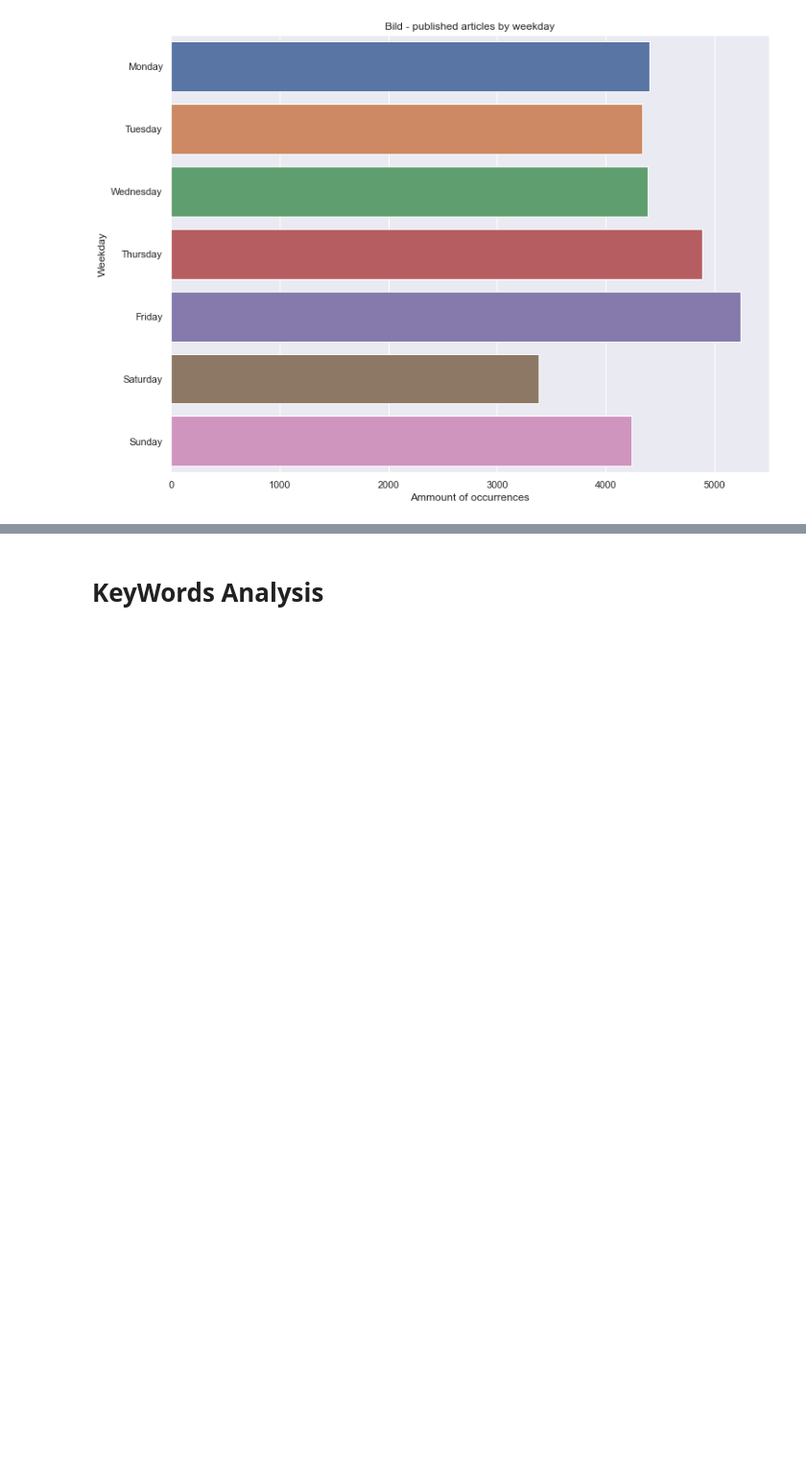
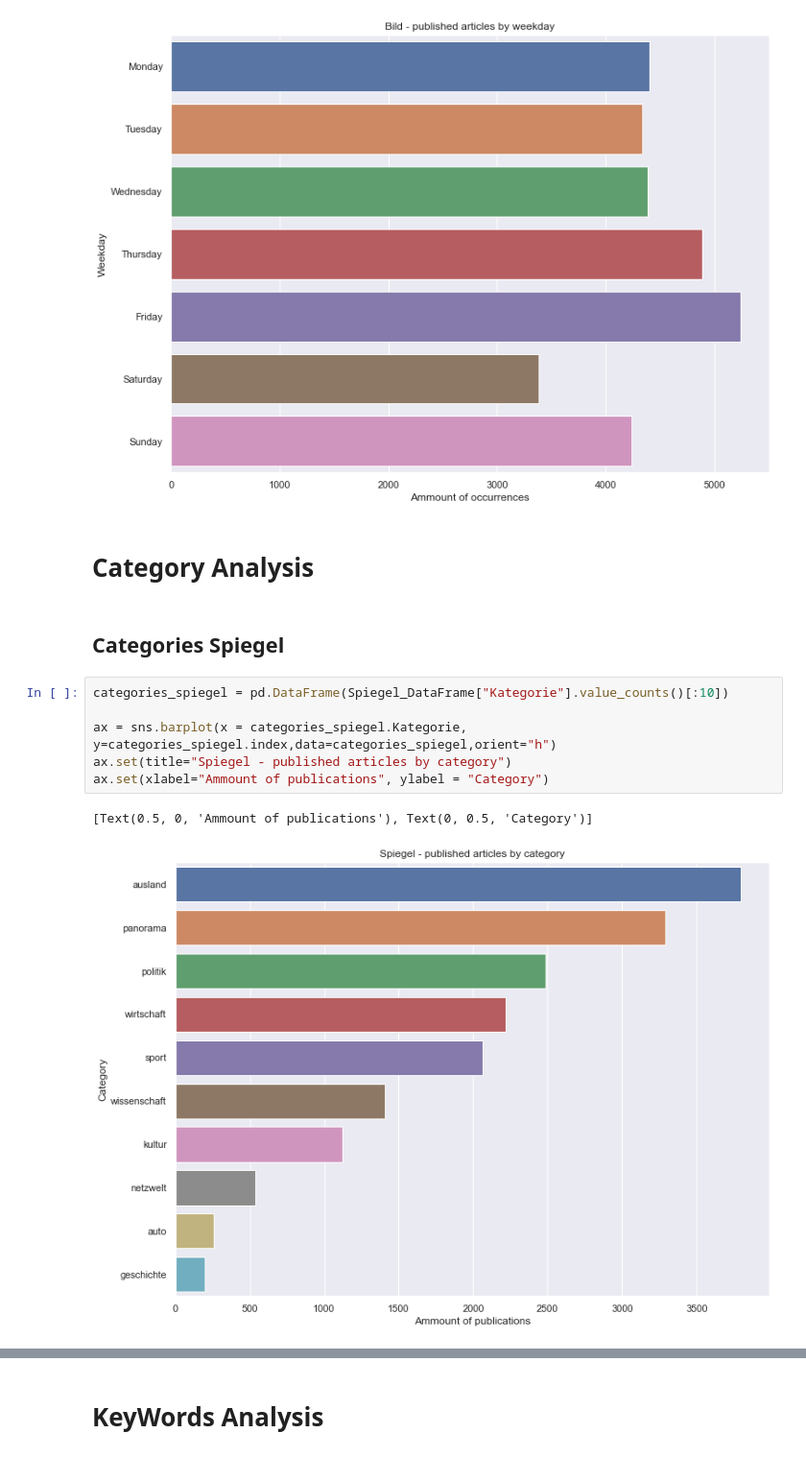
Before and after one commit to JanSchuck/Bachelorthesis, a Jupyter notebook: Analysis/Basic_Analysis.ipynb, the cells around one changed output, grey strips where cells are left out. Shown at 96% size. Drawn from its saved outputs; the diff is of its cells as text; blank space fills up the shorter version.

```diff
--- a/Analysis/Basic_Analysis.ipynb
+++ b/Analysis/Basic_Analysis.ipynb
@@ -154,3 +154,16 @@ See the caveats in the documentation: https://pandas.pydata.org/pandas-docs/stab
   Bild_DataFrame['weekday_name'] = Bild_DataFrame['weekday_name'].astype(day_size_order)
 [Text(0.5, 0, 'Ammount of occurrences'), Text(0, 0.5, 'Weekday')]
 [figure]
+# %% [markdown]
+# Category Analysis
+# %% [markdown]
+## Categories Spiegel
+# %%
+categories_spiegel = pd.DataFrame(Spiegel_DataFrame["Kategorie"].value_counts()[:10])
+
+ax = sns.barplot(x = categories_spiegel.Kategorie, y=categories_spiegel.index,data=categories_spiegel,orient="h")
+ax.set(title="Spiegel - published articles by category")
+ax.set(xlabel="Ammount of publications", ylabel = "Category")
+# %% [output]
+[Text(0.5, 0, 'Ammount of publications'), Text(0, 0.5, 'Category')]
+[figure, added]
```
Also changed, not shown: parts of 5 cells of this notebook.
